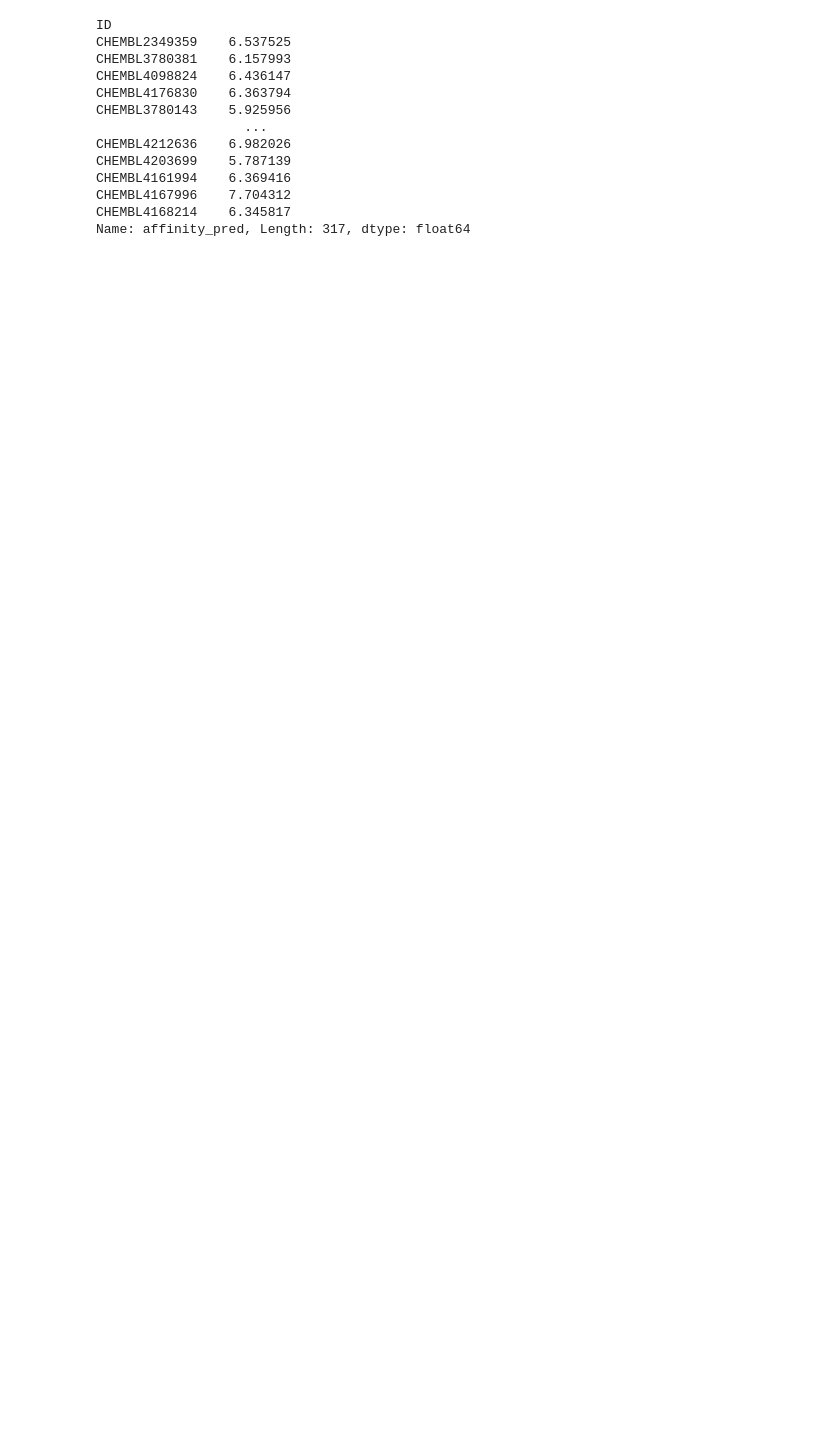
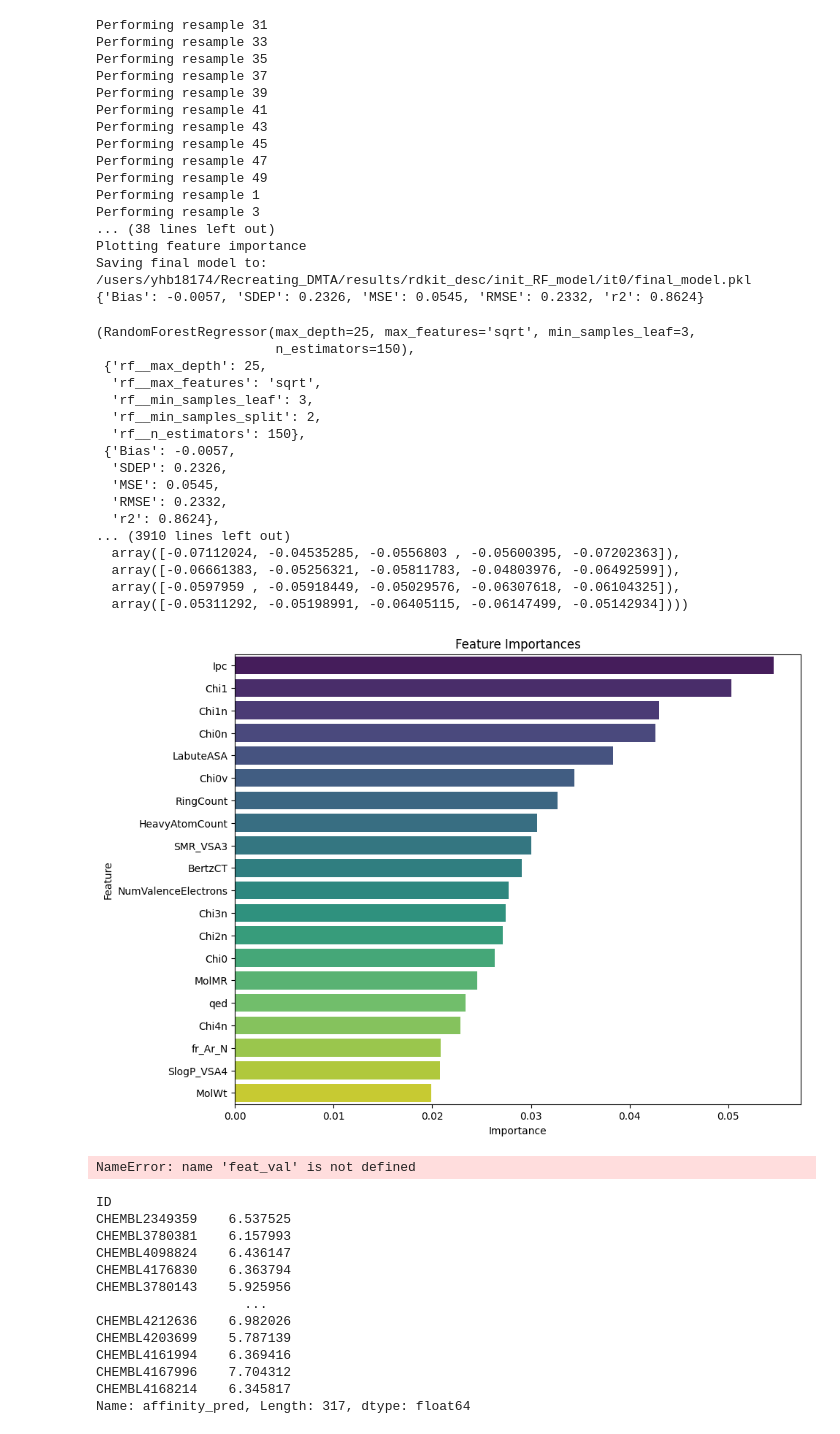
Before and after one commit to yhb18174/Recreating_DMTA, a Jupyter notebook: scripts/models/model_testing.ipynb, the cells around one changed output. Drawn from its saved outputs; the diff is of its cells as text; code cells hidden in the pictures; blank space fills up the shorter version.

```diff
--- a/scripts/models/model_testing.ipynb
+++ b/scripts/models/model_testing.ipynb
@@ -79,3 +82,58 @@ preds = model.Predict(feats=feat_val, save_preds=False, calc_mpo=False)
+# %%
+training_path = '/users/yhb18174/Recreating_DMTA/datasets/ChEMBL/training_data/'
+targs_df = pd.read_csv(training_path+'dock/new_ChEMBL_docking_df.csv', index_col='ID')
+CNN_targs = targs_df['CNN_affinity']
+CNN_targs
+feats_df = pd.read_csv(training_path+'desc/rdkit/ChEMBL_rdkit_desc_1.csv.gz', index_col='ID', compression='gzip')
+save_path='/users/yhb18174/Recreating_DMTA/results/rdkit_desc/init_RF_model/it0'
+# %%
+model.Train_Regressor(search_type='grid',
+                      hyper_params=hyper_params,
+                      features=df,
+                      targets=CNN_targs,
+                      save_path=save_path,
+                      save_final_model=True,
+                      plot_feat_importance=True)
+# %% [output]
+Performing resample 31
+Performing resample 33
+Performing resample 35
+Performing resample 37
+Performing resample 39
+Performing resample 41
+Performing resample 43
+Performing resample 45
+Performing resample 47
+Performing resample 49
+Performing resample 1
+Performing resample 3
+... (38 lines left out)
+Plotting feature importance
+Saving final model to:
+/users/yhb18174/Recreating_DMTA/results/rdkit_desc/init_RF_model/it0/final_model.pkl
+{'Bias': -0.0057, 'SDEP': 0.2326, 'MSE': 0.0545, 'RMSE': 0.2332, 'r2': 0.8624}
+(RandomForestRegressor(max_depth=25, max_features='sqrt', min_samples_leaf=3,
+                       n_estimators=150),
+ {'rf__max_depth': 25,
+  'rf__max_features': 'sqrt',
+  'rf__min_samples_leaf': 3,
+  'rf__min_samples_split': 2,
+  'rf__n_estimators': 150},
+ {'Bias': -0.0057,
+  'SDEP': 0.2326,
+  'MSE': 0.0545,
+  'RMSE': 0.2332,
+  'r2': 0.8624},
+... (3910 lines left out)
+  array([-0.07112024, -0.04535285, -0.0556803 , -0.05600395, -0.07202363]),
+  array([-0.06661383, -0.05256321, -0.05811783, -0.04803976, -0.06492599]),
+  array([-0.0597959 , -0.05918449, -0.05029576, -0.06307618, -0.06104325]),
+  array([-0.05311292, -0.05198991, -0.06405115, -0.06147499, -0.05142934])))
+[figure, added]
+# %%
+preds = model.Predict(feats=feat_val, save_preds=False, calc_mpo=False)
+# %% [output]
+NameError: name 'feat_val' is not defined
 # %%
 preds['affinity_pred']
 # %% [output]
```
Also changed, not shown: parts of 7 cells of this notebook, 22 other files.
